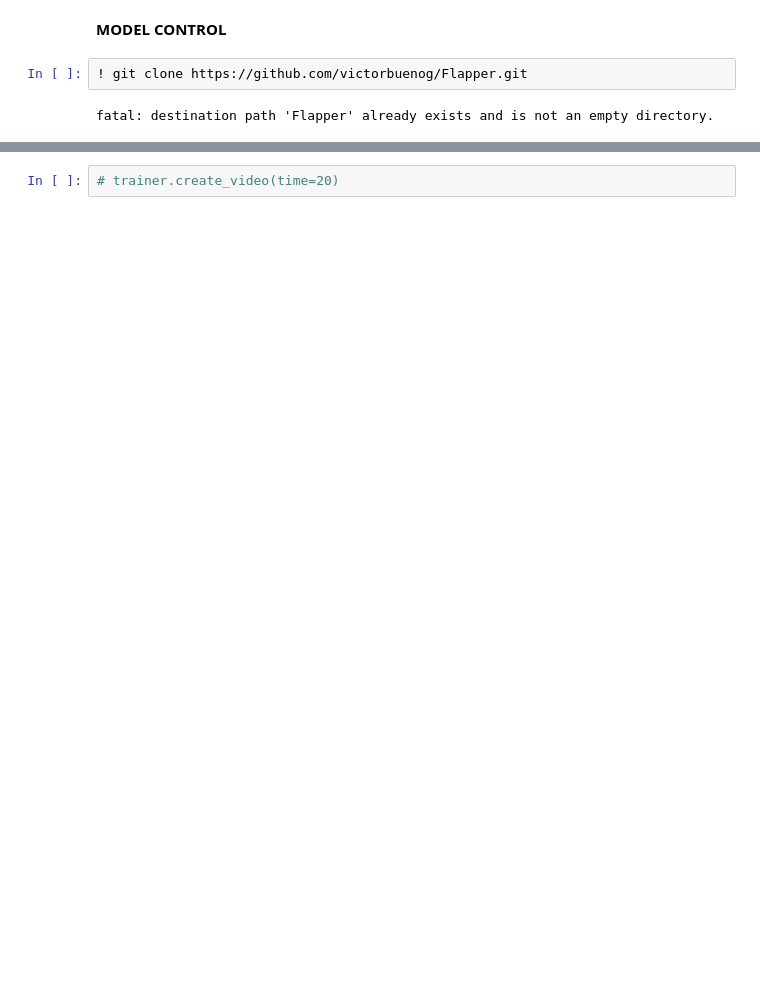
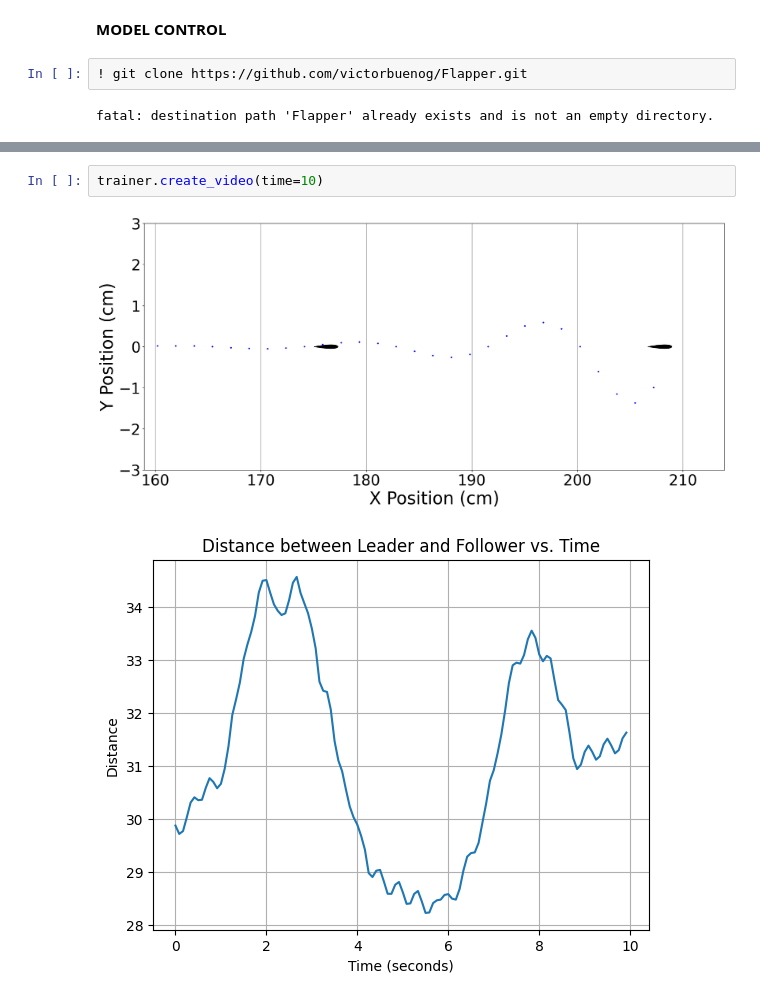
Before and after one commit to victorbuenog/Flapper, a Jupyter notebook: Flappertorch.ipynb, the cells around one changed output, grey strips where cells are left out. Cells and saved outputs as stored; diff of their text form; blank space fills up the shorter version.

```diff
--- a/Flappertorch.ipynb
+++ b/Flappertorch.ipynb
@@ -883,2 +860,5 @@ trainer.plot_policy(
-# %%
-# trainer.create_video(time=20)
+# %%
+trainer.create_video(time=10)
+# %% [output]
+[figure, added]
+[figure, added]
```
Also changed, not shown: parts of 5 cells of this notebook.
